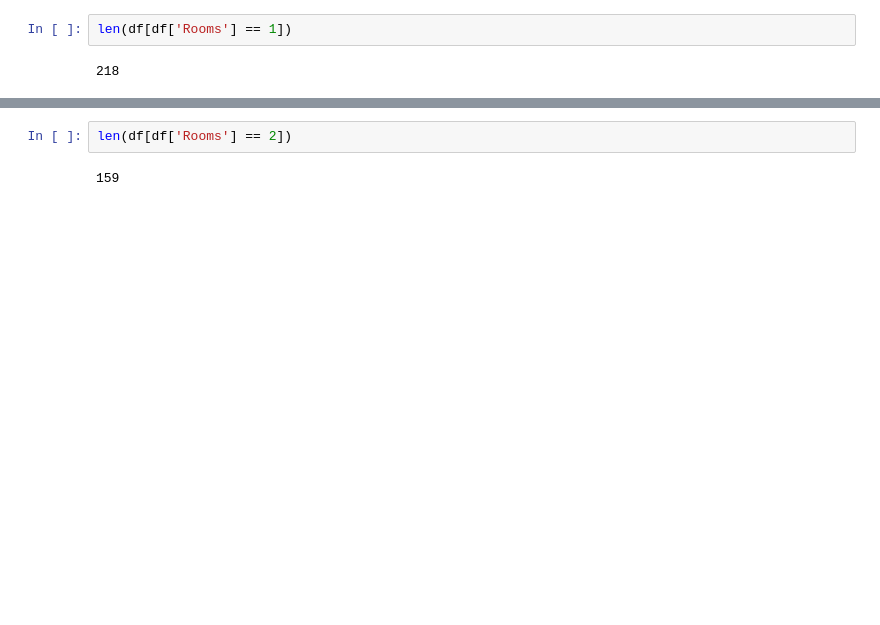
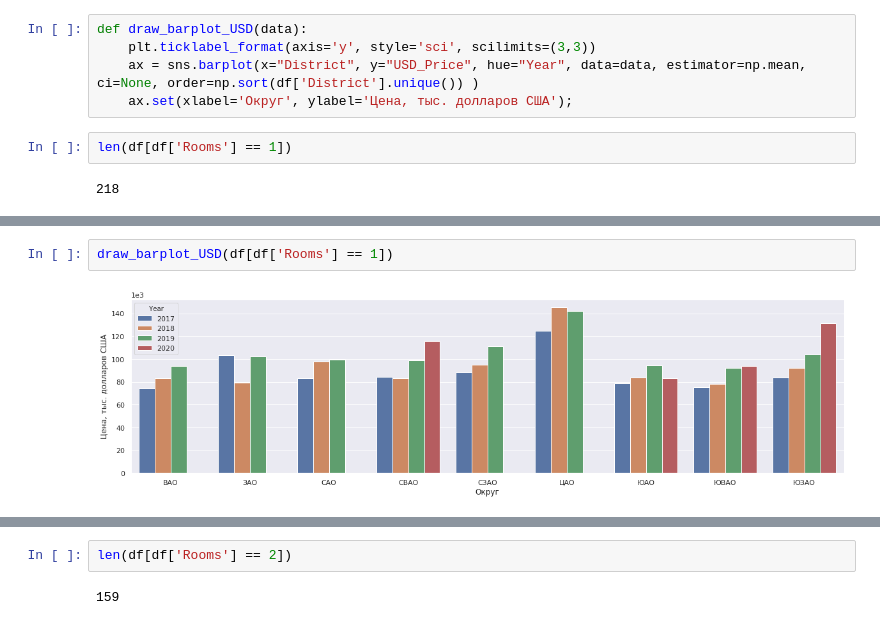
Before and after one commit to cdies/msgr, a Jupyter notebook: statistics.ipynb, the cells around one changed output, grey strips where cells are left out. Cells and saved outputs as stored; diff of their text form; blank space fills up the shorter version.

```diff
--- a/statistics.ipynb
+++ b/statistics.ipynb
@@ -100,3 +142,8 @@ ax.set(xlabel='Кол-во комнат', ylabel='Цена, млн. рублей
+# %%
+def draw_barplot_USD(data):
+    plt.ticklabel_format(axis='y', style='sci', scilimits=(3,3))
+    ax = sns.barplot(x="District", y="USD_Price", hue="Year", data=data, estimator=np.mean, ci=None, order=np.sort(df['District'].unique()) )
+    ax.set(xlabel='Округ', ylabel='Цена, тыс. долларов США');
 # %%
 len(df[df['Rooms'] == 1])
 # %% [output]
@@ -109,0 +155,4 @@ ax.set(xlabel='Округ', ylabel='Цена, млн. рублей');
+# %%
+draw_barplot_USD(df[df['Rooms'] == 1])
+# %% [output]
+[figure, added]
```
Also changed, not shown: parts of 19 cells of this notebook.
